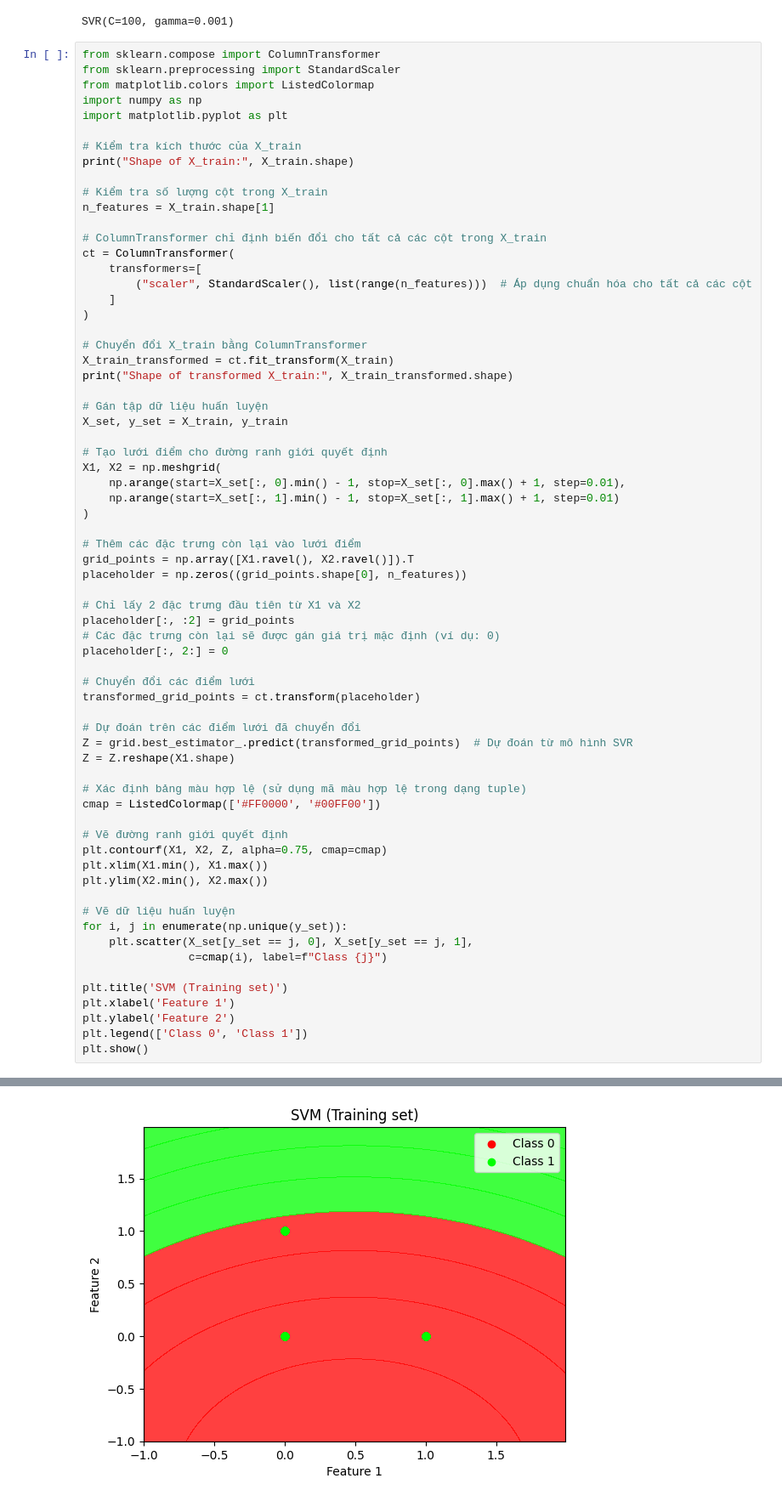
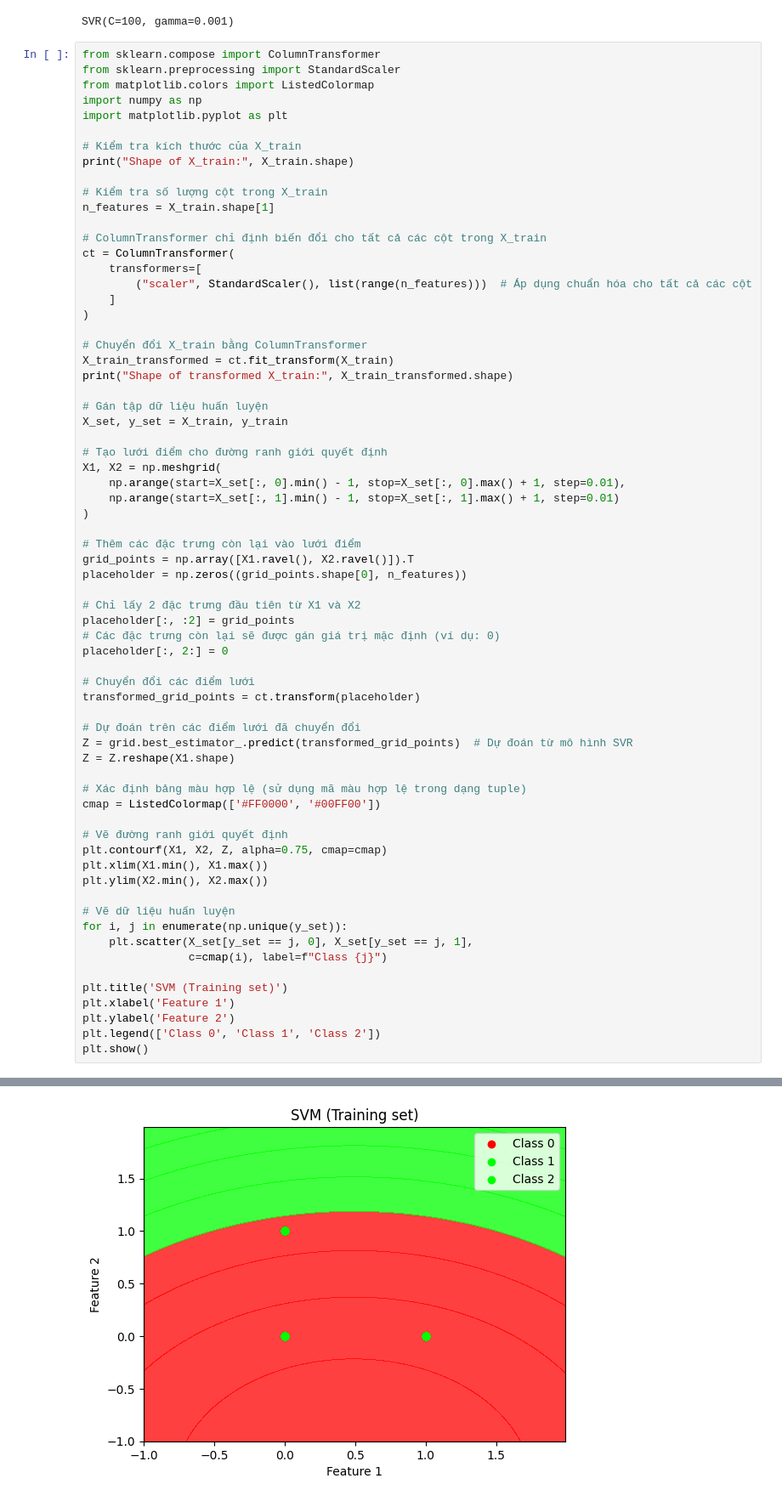
Before and after one commit to pentakll4002/supportVector, a Jupyter notebook: Support_Vector_Regression_Implementation_Using_(GridSearchCV) (Editor).ipynb, the cells around one changed output, grey strips where cells are left out. Shown at 85% size. Drawn from its saved outputs; the diff is of its cells as text.

```diff
--- a/Support_Vector_Regression_Implementation_Using_(GridSearchCV) (Editor).ipynb
+++ b/Support_Vector_Regression_Implementation_Using_(GridSearchCV) (Editor).ipynb
@@ -320,32 +320,32 @@ placeholder[:, :2] = grid_points
 # Các đặc trưng còn lại sẽ được gán giá trị mặc định (ví dụ: 0)
 placeholder[:, 2:] = 0
 
 # Chuyển đổi các điểm lưới
 transformed_grid_points = ct.transform(placeholder)
 
 # Dự đoán trên các điểm lưới đã chuyển đổi
 Z = grid.best_estimator_.predict(transformed_grid_points)  # Dự đoán từ mô hình SVR
 Z = Z.reshape(X1.shape)
 
 # Xác định bảng màu hợp lệ (sử dụng mã màu hợp lệ trong dạng tuple)
 cmap = ListedColormap(['#FF0000', '#00FF00'])
 
 # Vẽ đường ranh giới quyết định
 plt.contourf(X1, X2, Z, alpha=0.75, cmap=cmap)
 plt.xlim(X1.min(), X1.max())
 plt.ylim(X2.min(), X2.max())
 
 # Vẽ dữ liệu huấn luyện
 for i, j in enumerate(np.unique(y_set)):
     plt.scatter(X_set[y_set == j, 0], X_set[y_set == j, 1],
                 c=cmap(i), label=f"Class {j}")
 
 plt.title('SVM (Training set)')
 plt.xlabel('Feature 1')
 plt.ylabel('Feature 2')
-plt.legend(['Class 0', 'Class 1'])
+plt.legend(['Class 0', 'Class 1', 'Class 2'])
 plt.show()
 # %% [output]
 Shape of X_train: (183, 8)
 Shape of transformed X_train: (183, 8)
-[figure, old version]
+[figure, new version]
```
